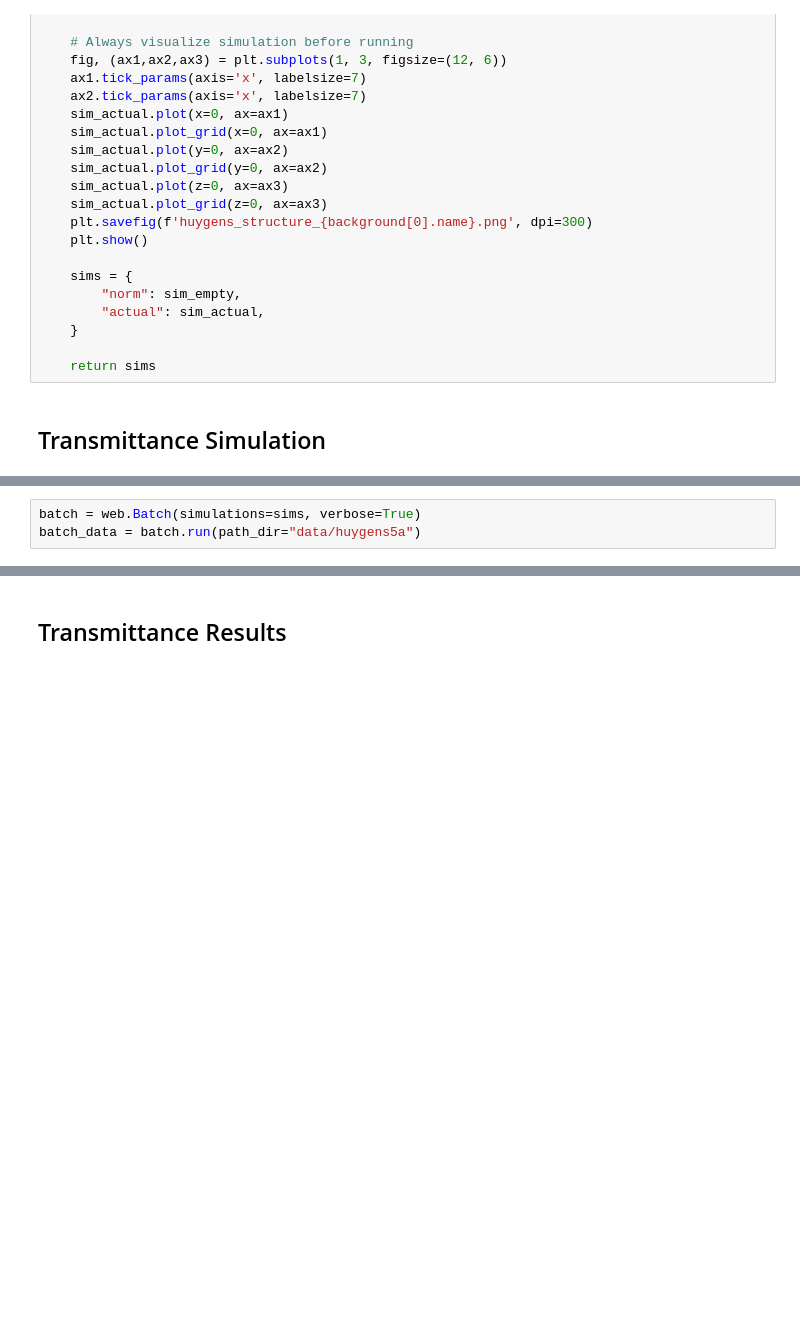
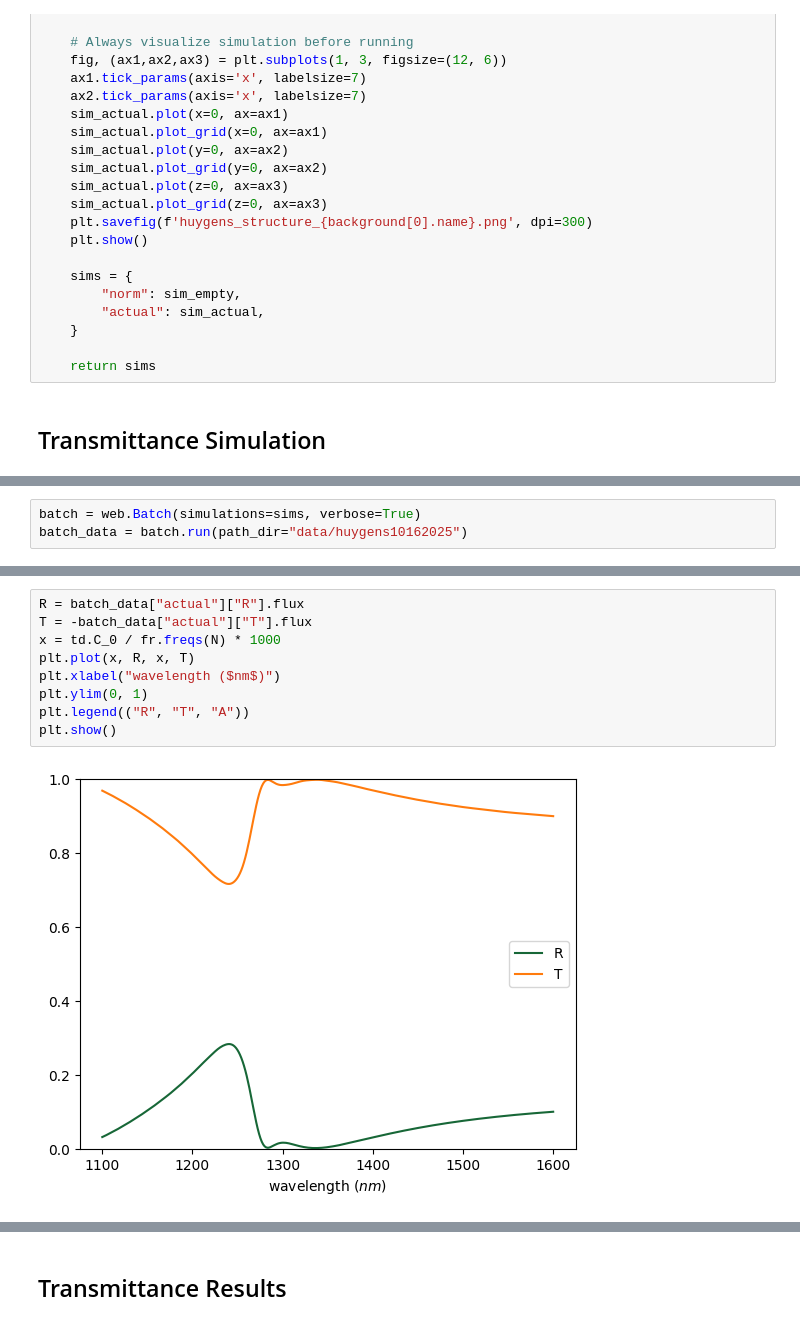
Before and after one commit to yankunm/NLO, a Jupyter notebook: huygens.ipynb, the cells around one changed output, grey strips where cells are left out. Drawn from its saved outputs; the diff is of its cells as text; blank space fills up the shorter version.

```diff
--- a/huygens.ipynb
+++ b/huygens.ipynb
@@ -475,4 +471,4 @@ sims = simulation_helper(
 # %%
 batch = web.Batch(simulations=sims, verbose=True)
-batch_data = batch.run(path_dir="data/huygens5a")
+batch_data = batch.run(path_dir="data/huygens10162025")
 # %% [output]
@@ -489,0 +492,11 @@ batch_data = batch.run(path_dir="data/huygens5a")
+# %%
+R = batch_data["actual"]["R"].flux
+T = -batch_data["actual"]["T"].flux
+x = td.C_0 / fr.freqs(N) * 1000
+plt.plot(x, R, x, T)
+plt.xlabel("wavelength ($nm$)")
+plt.ylim(0, 1)
+plt.legend(("R", "T", "A"))
+plt.show()
+# %% [output]
+[figure, added]
```
Also changed, not shown: parts of 20 cells of this notebook, 44 other files.
